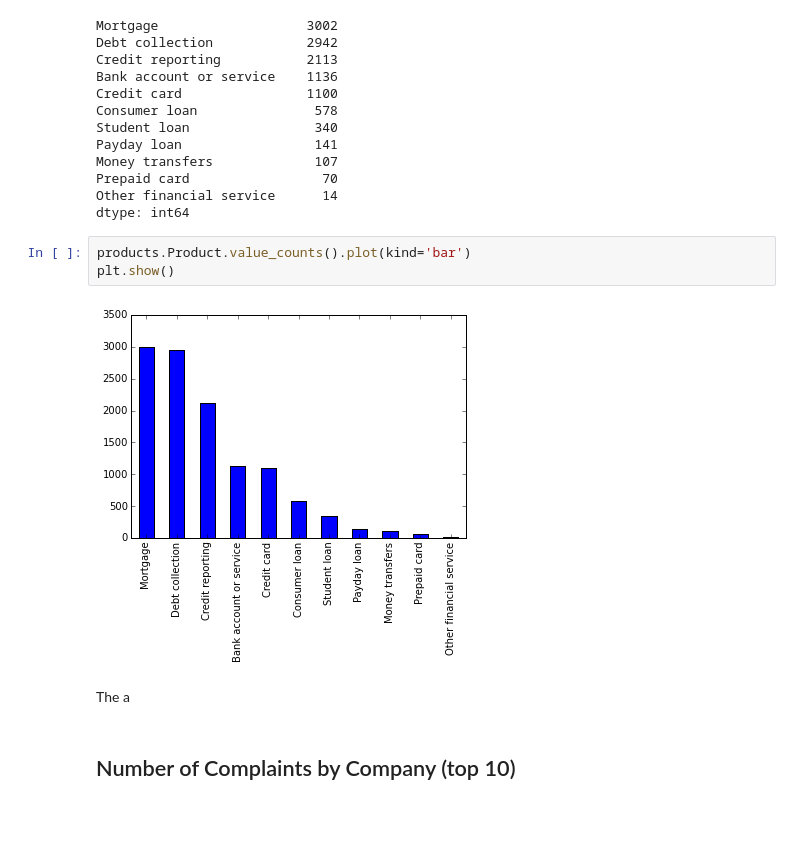
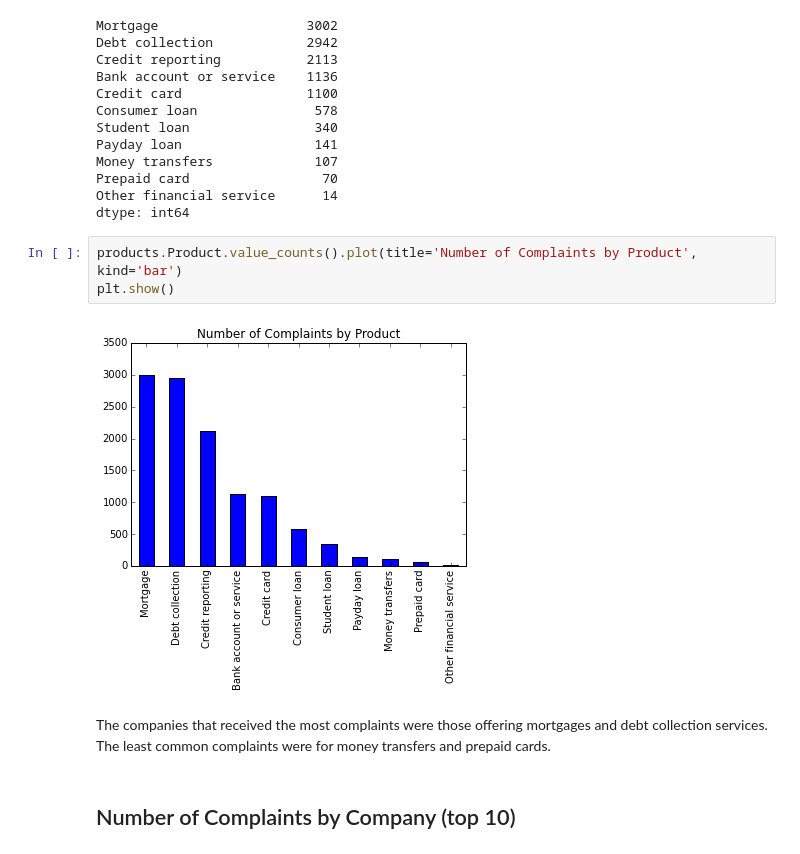
Before and after one commit to TylerKotkin/consumer-complaints, a Jupyter notebook: consumer_complaints.ipynb, the cells around one changed output. Drawn from its saved outputs; the diff is of its cells as text; blank space fills up the shorter version.

```diff
--- a/consumer_complaints.ipynb
+++ b/consumer_complaints.ipynb
@@ -43,12 +43,12 @@ Prepaid card                 70
 Other financial service      14
 dtype: int64
 # %%
-products.Product.value_counts().plot(kind='bar')
+products.Product.value_counts().plot(title='Number of Complaints by Product', kind='bar')
 plt.show()
 # %% [output]
-[figure, old version]
+[figure, new version]
-# %% [markdown]
-The a
+# %% [markdown]
+The companies that received the most complaints were those offering mortgages and debt collection services. The least common complaints were for money transfers and prepaid cards.
 # %% [markdown]
 ## Number of Complaints by Company (top 10)
 # %%
```
Also changed, not shown: parts of 13 cells of this notebook.
